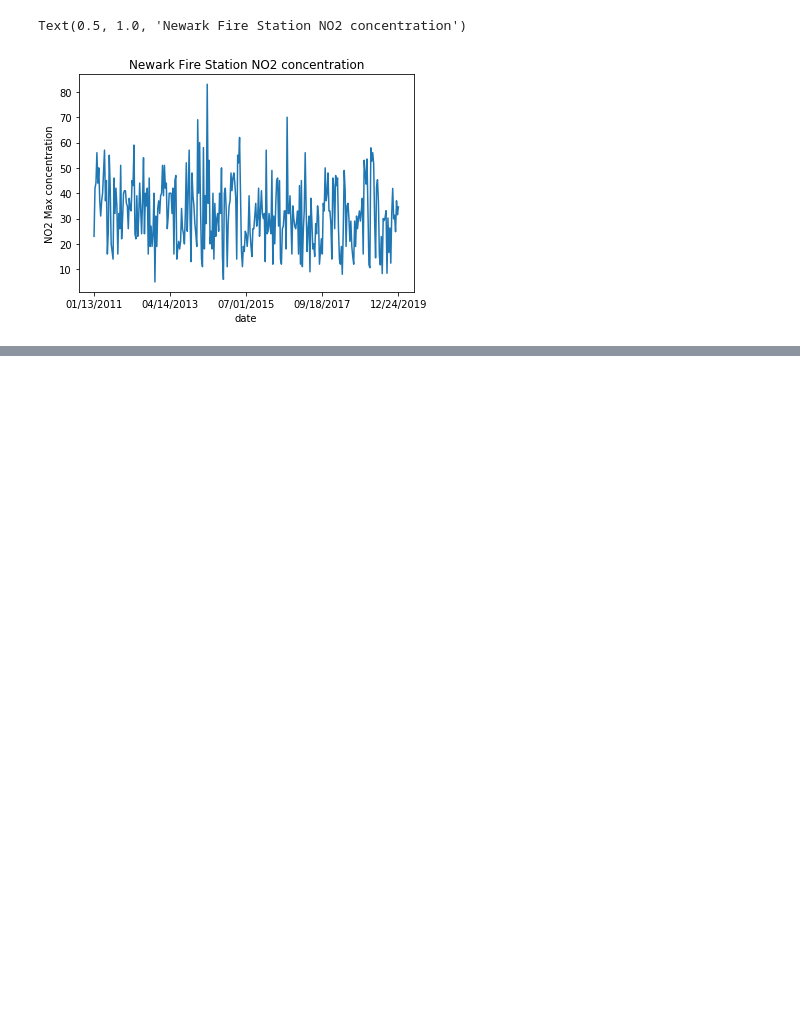
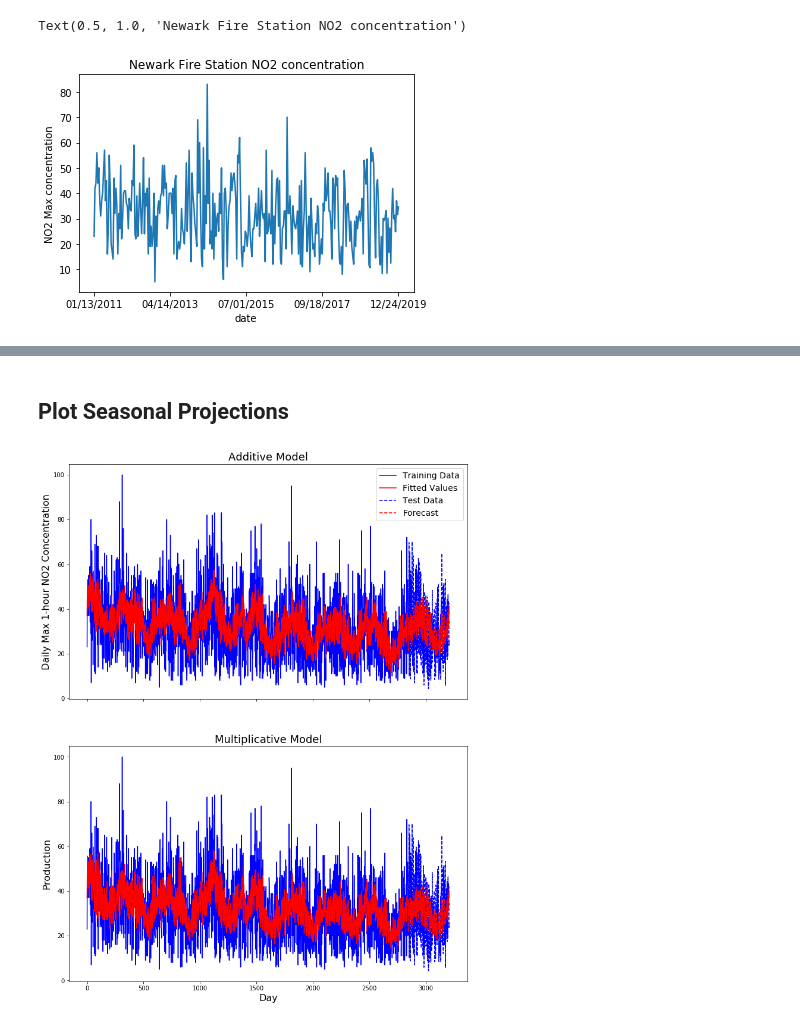
Before and after one commit to yilmazduygu/gretta-grettas, a Jupyter notebook: NO2 data Newark Firehouse Station.ipynb, the cells around one changed output, grey strips where cells are left out. Saved outputs shown, nothing was run; the diff lists cells and outputs as text; code cells hidden in the pictures; blank space fills up the shorter version.

```diff
--- a/NO2 data Newark Firehouse Station.ipynb
+++ b/NO2 data Newark Firehouse Station.ipynb
@@ -68,7 +72,7 @@ def get_autocorr(df,feature,lag):
 
     return numerator/denom
 # %%
-data_train= data.iloc[:-15,].copy()
+data_train= data.iloc[:-365,].copy()
 data_test = data.drop(data_train.index).copy()
 # %%
 lags = np.arange(0,10,1)
@@ -139,0 +146,2 @@ plt.show()
+# %% [markdown]
+## Plot Seasonal Projections
@@ -139,0 +150,58 @@ plt.show()
+# %%
+add_mod = ExponentialSmoothing(data_train['Daily Max 1-hour NO2 Concentration'],seasonal_periods=365, seasonal='add')
+
+mul_mod = ExponentialSmoothing(data_train['Daily Max 1-hour NO2 Concentration'],seasonal_periods=365, seasonal='mul')
+# %%
+add_mod_fit = add_mod.fit()
+
+# The multiplicative model
+mul_mod_fit = mul_mod.fit()
+# %%
+## Plot Them
+fig,ax = plt.subplots(2,1,figsize=(12,16),sharex=True, sharey=True)
+
+## The additive model
+# training data
+ax[0].plot(data_train['Daily Max 1-hour NO2 Concentration'].index, data_train['Daily Max 1-hour NO2 Concentration'].values,
+           'b-', label="Training Data")
+
+# fitted values
+ax[0].plot(data_train['Daily Max 1-hour NO2 Concentration'].index, add_mod_fit.fittedvalues,
+           'r-', label="Fitted Values")
+
+# The test data
+ax[0].plot(data_test['Daily Max 1-hour NO2 Concentration'].index, data_test['Daily Max 1-hour NO2 Concentration'].values,
+            'b--', label="Test Data")
+ax[0].plot(data_test['Daily Max 1-hour NO2 Concentration'].index, add_mod_fit.forecast(len(data_test['Daily Max 1-hour NO2 Concentration'])),
+           'r--', label="Forecast")
+
+ax[0].legend(fontsize=14)
+
+ax[0].set_title("Additive Model",fontsize=18)
+ax[0].set_ylabel('Daily Max 1-hour NO2 Concentration',fontsize=16)
+
+
+
+## The multiplicative model
+# training data
+ax[1].plot(data_train['Daily Max 1-hour NO2 Concentration'].index, data_train['Daily Max 1-hour NO2 Concentration'].values,
+           'b-', label="Training Data")
+
+# fitted values
+ax[1].plot(data_train['Daily Max 1-hour NO2 Concentration'].index, mul_mod_fit.fittedvalues,
+           'r-', label="Fitted Values")
+
+# The test data
+ax[1].plot(data_test['Daily Max 1-hour NO2 Concentration'].index, data_test['Daily Max 1-hour NO2 Concentration'].values,
+            'b--', label="Test Data")
+ax[1].plot(data_test['Daily Max 1-hour NO2 Concentration'].index, mul_mod_fit.forecast(len(data_test['Daily Max 1-hour NO2 Concentration'])),
+           'r--', label="Forecast")
+
+
+ax[1].set_title("Multiplicative Model",fontsize=18)
+ax[1].set_ylabel("Production",fontsize=16)
+ax[1].set_xlabel("Day",fontsize=16)
+
+plt.show()
+# %% [output]
+[figure, added]
```
Also changed, not shown: parts of 8 cells of this notebook.
